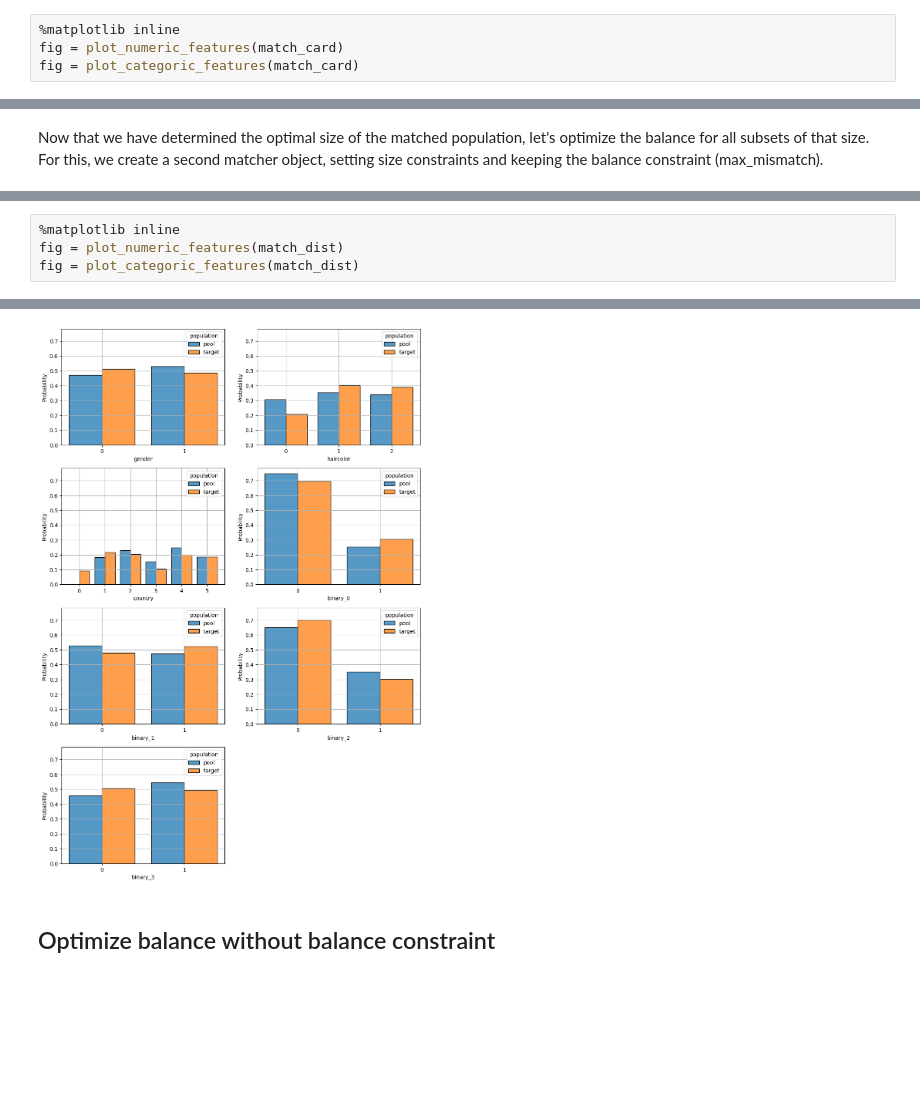
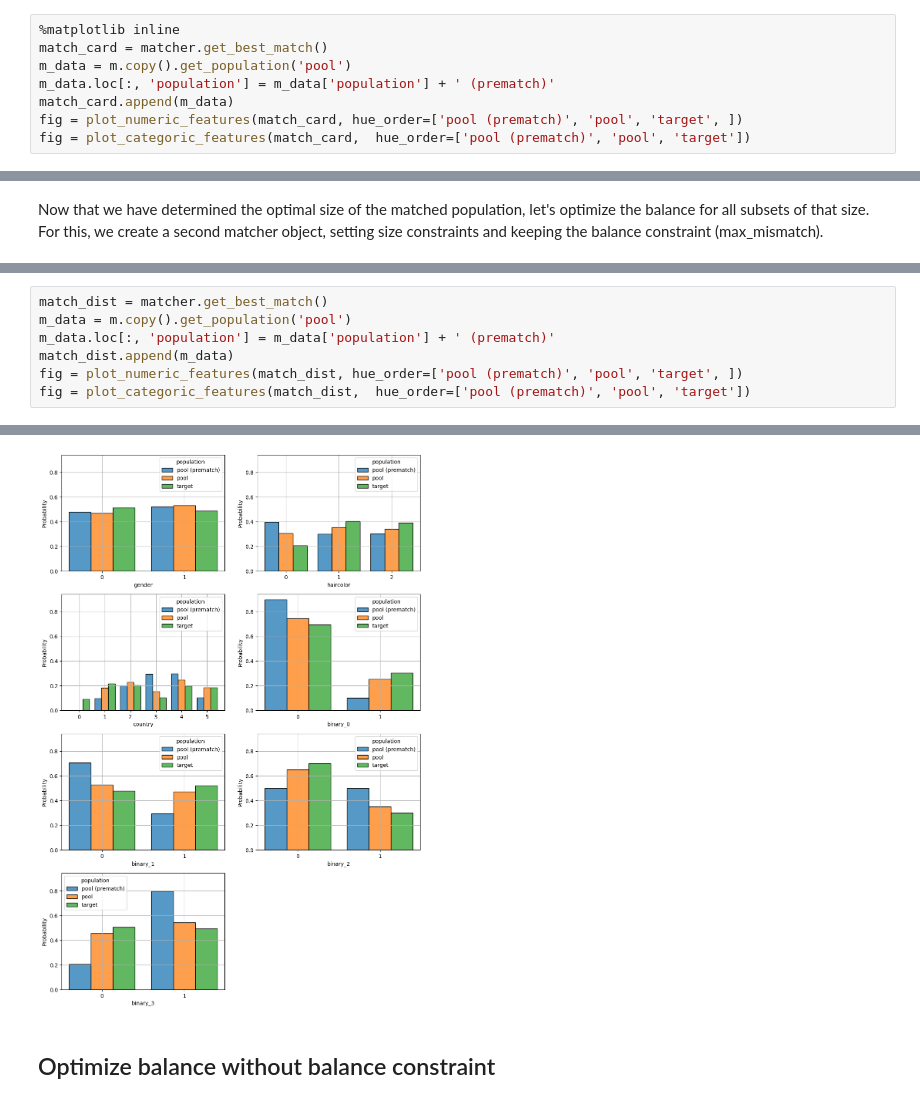
Before and after one commit to Bayer-Group/pybalance, a Jupyter notebook: sphinx/demos/card_matcher.ipynb, the cells around one changed output, grey strips where cells are left out. Cells and saved outputs as stored; diff of their text form; blank space fills up the shorter version.

```diff
--- a/sphinx/demos/card_matcher.ipynb
+++ b/sphinx/demos/card_matcher.ipynb
@@ -92,6 +92,10 @@ gamma.per_feature_loss(match_card.get_population('pool')).max()
 tensor(0.0500)
 # %%
 %matplotlib inline
-fig = plot_numeric_features(match_card)
-fig = plot_categoric_features(match_card)
+match_card = matcher.get_best_match()
+m_data = m.copy().get_population('pool')
+m_data.loc[:, 'population'] = m_data['population'] + ' (prematch)'
+match_card.append(m_data)
+fig = plot_numeric_features(match_card, hue_order=['pool (prematch)', 'pool', 'target', ])
+fig = plot_categoric_features(match_card,  hue_order=['pool (prematch)', 'pool', 'target'])
 # %% [output]
@@ -130,7 +134,10 @@ INFO:pybalance.lp.matcher:
 INFO:pybalance.lp.matcher:Status = OPTIMAL
 INFO:pybalance.lp.matcher:Number of solutions found: 6
 # %%
-%matplotlib inline
-fig = plot_numeric_features(match_dist)
-fig = plot_categoric_features(match_dist)
+match_dist = matcher.get_best_match()
+m_data = m.copy().get_population('pool')
+m_data.loc[:, 'population'] = m_data['population'] + ' (prematch)'
+match_dist.append(m_data)
+fig = plot_numeric_features(match_dist, hue_order=['pool (prematch)', 'pool', 'target', ])
+fig = plot_categoric_features(match_dist,  hue_order=['pool (prematch)', 'pool', 'target'])
 # %% [output]
@@ -138,4 +145,4 @@ fig = plot_categoric_features(match_dist)
-[figure, old version]
+[figure, new version]
 # %% [markdown]
 ## Optimize balance without balance constraint
 # %% [markdown]
```
Also changed, not shown: parts of 7 cells of this notebook, 1 other file.
